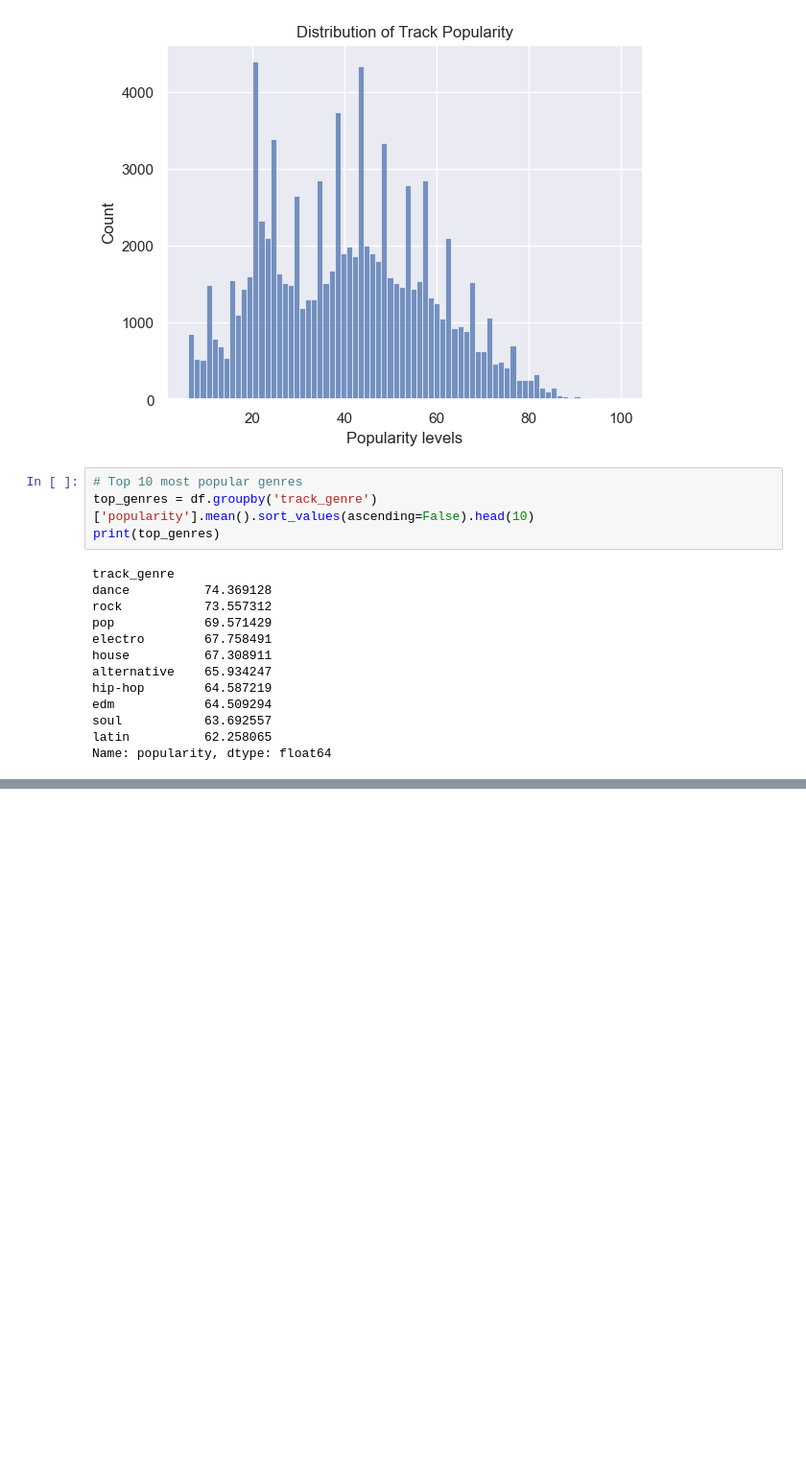
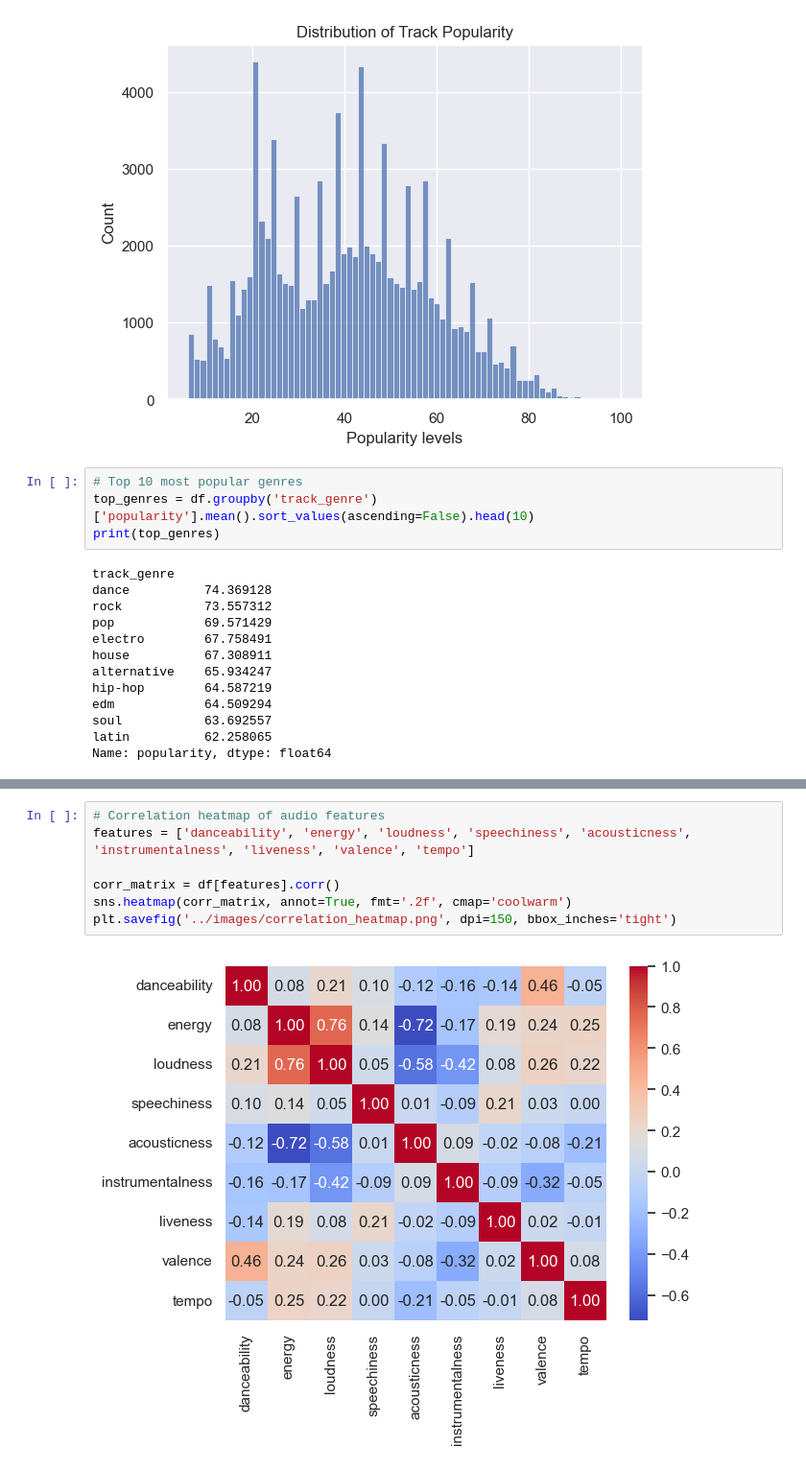
Before and after one commit to Flakkito/spotify-eda-recommender, a Jupyter notebook: notebooks/01_eda.ipynb, the cells around one changed output, grey strips where cells are left out. Shown at 96% size. Saved outputs shown, nothing was run; the diff lists cells and outputs as text; blank space fills up the shorter version.

```diff
--- a/notebooks/01_eda.ipynb
+++ b/notebooks/01_eda.ipynb
@@ -241,0 +284,9 @@ Name: popularity, dtype: float64
+# %%
+# Correlation heatmap of audio features
+features = ['danceability', 'energy', 'loudness', 'speechiness', 'acousticness', 'instrumentalness', 'liveness', 'valence', 'tempo']
+
+corr_matrix = df[features].corr()
+sns.heatmap(corr_matrix, annot=True, fmt='.2f', cmap='coolwarm')
+plt.savefig('../images/correlation_heatmap.png', dpi=150, bbox_inches='tight')
+# %% [output]
+[figure, added]
```
Also changed, not shown: parts of 6 cells of this notebook.
